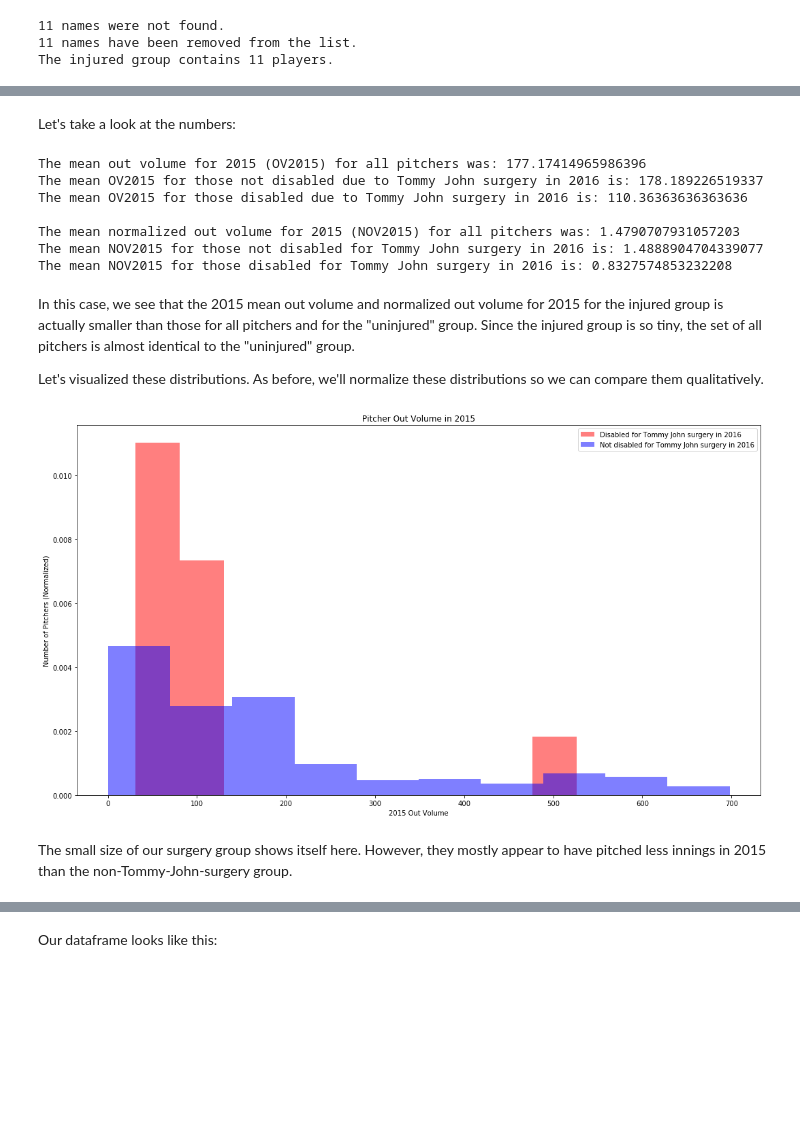
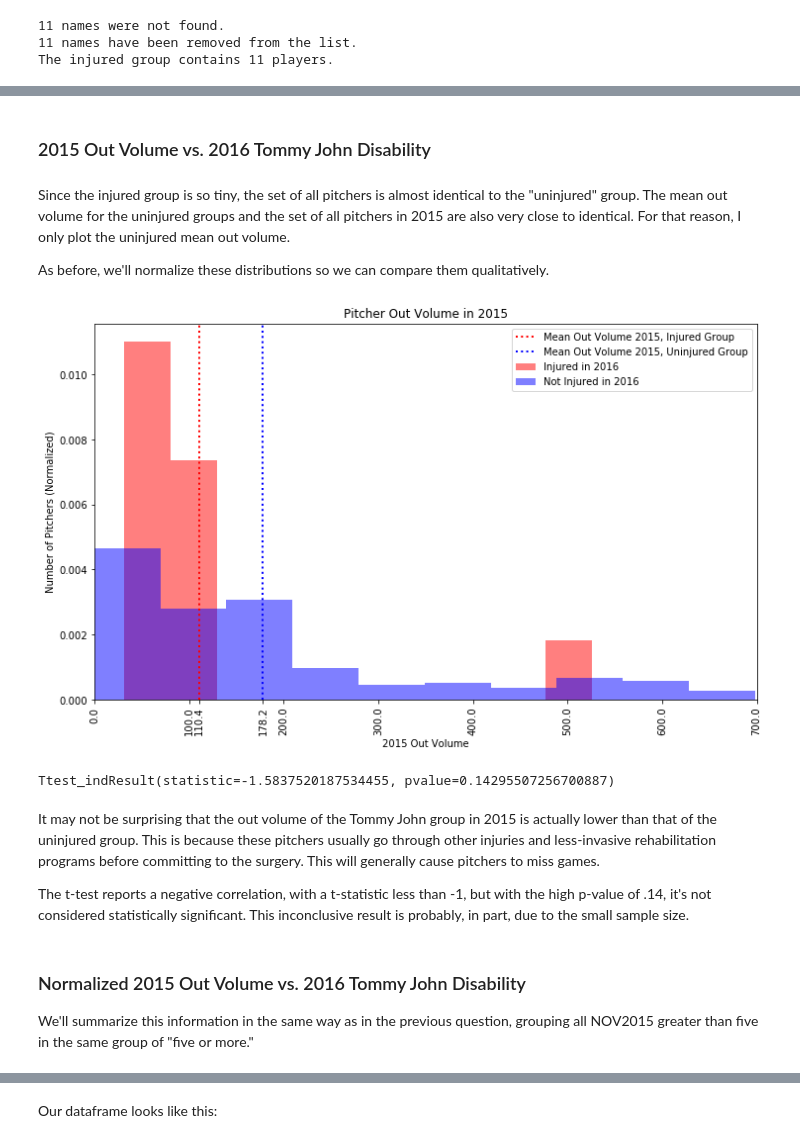
Before and after one commit to AlliedToasters/pitchers, a Jupyter notebook: PitchersInjuries.ipynb, the cells around one changed output, grey strips where cells are left out. Drawn from its saved outputs; the diff is of its cells as text; code cells hidden in the pictures; blank space fills up the shorter version.

```diff
--- a/PitchersInjuries.ipynb
+++ b/PitchersInjuries.ipynb
@@ -204,4 +176,0 @@ Our injured group size is 231, so we'll make our random sample the same size: 23
-# %%
-df.Inj2016 = False
-for name in df.sample(231).NOV2015.index:
-    df.set_value(name, 'Inj2016', True)
@@ -244,38 +205,40 @@ We can see that this is a much smaller group of 22 players, only 11 of whom appe
 df.Inj2016 = False
 for name in tj_names:
     df.set_value(name, 'Inj2016', True)
-# %% [markdown]
-Let's take a look at the numbers:
-# %%
-print('The mean out volume for 2015 (OV2015) for all pitchers was: {}'.format(df.OV2015.mean()))
-print('The mean OV2015 for those not disabled due to Tommy John surgery in 2016 is: {}'.format(df[df['Inj2016'] == False].OV2015.mean()))
-print('The mean OV2015 for those disabled due to Tommy John surgery in 2016 is: {}'.format(df[df['Inj2016'] == True].OV2015.mean()))
-print('\t')
-print('The mean normalized out volume for 2015 (NOV2015) for all pitchers was: {}'.format(df.NOV2015.mean()))
-print('The mean NOV2015 for those not disabled for Tommy John surgery in 2016 is: {}'.format(df[df['Inj2016'] == False].NOV2015.mean()))
-print('The mean NOV2015 for those disabled for Tommy John surgery in 2016 is: {}'.format(df[df['Inj2016'] == True].NOV2015.mean()))
-# %% [output]
-The mean out volume for 2015 (OV2015) for all pitchers was: 177.17414965986396
-The mean OV2015 for those not disabled due to Tommy John surgery in 2016 is: 178.189226519337
-The mean OV2015 for those disabled due to Tommy John surgery in 2016 is: 110.36363636363636
-
-The mean normalized out volume for 2015 (NOV2015) for all pitchers was: 1.4790707931057203
-The mean NOV2015 for those not disabled for Tommy John surgery in 2016 is: 1.4888904704339077
-The mean NOV2015 for those disabled for Tommy John surgery in 2016 is: 0.8327574853232208
+# %% [markdown]
+<H3>2015 Out Volume vs. 2016 Tommy John Disability</H3>
 # %% [markdown]
-In this case, we see that the 2015 mean out volume and normalized out volume for 2015 for the injured group is actually smaller than those for all pitchers and for the "uninjured" group. Since the injured group is so tiny, the set of all pitchers is almost identical to the "uninjured" group.
+Since the injured group is so tiny, the set of all pitchers is almost identical to the "uninjured" group. The mean out volume for the uninjured groups and the set of all pitchers in 2015 are also very close to identical. For that reason, I only plot the uninjured mean out volume.
 
-Let's visualized these distributions. As before, we'll normalize these distributions so we can compare them qualitatively.
+As before, we'll normalize these distributions so we can compare them qualitatively.
 # %%
-plt.figure(figsize=(18, 10));
-plt.hist(df[df['Inj2016']==True].OV2015, color = 'r', alpha = .5, normed=True, label='Disabled for Tommy John surgery in 2016');
-plt.hist(df[df['Inj2016']==False].OV2015, color = 'b', alpha = .5, normed=True, label='Not disabled for Tommy John surgery in 2016');
+inj_mean = df[df['Inj2016'] == True].OV2015.mean()
+uninj_mean = df[df['Inj2016'] == False].OV2015.mean()
+
+plt.figure(figsize=(12, 7))
+plt.hist(df[df['Inj2016']==True].OV2015, color='r', alpha=.5, normed=True, label='Injured in 2016');
+plt.axvline(inj_mean, color='r', linestyle='dotted', linewidth=2, label='Mean Out Volume 2015, Injured Group');
+plt.hist(df[df['Inj2016']==False].OV2015, color='b', alpha=.5, normed=True, label='Not Injured in 2016');
+plt.axvline(uninj_mean, color='b', linestyle='dotted', linewidth=2, label='Mean Out Volume 2015, Uninjured Group');
+plt.xticks((list(plt.xticks()[0])+[inj_mean, uninj_mean]), rotation=90);
 plt.title('Pitcher Out Volume in 2015');
 plt.ylabel('Number of Pitchers (Normalized)');
 plt.xlabel('2015 Out Volume');
+ax = plt.subplot(111)
+ax.set_xlim(0, 700);
 plt.legend();
 # %% [output]
-[figure, old version]
+[figure, new version]
-# %% [markdown]
-The small size of our surgery group shows itself here. However, they mostly appear to have pitched less innings in 2015 than the non-Tommy-John-surgery group.
+# %%
+print(ttest_ind(df[df['Inj2016']==True]['OV2015'], df[df['Inj2016']==False]['OV2015'], equal_var = False))
+# %% [output]
+Ttest_indResult(statistic=-1.5837520187534455, pvalue=0.14295507256700887)
+# %% [markdown]
+It may not be surprising that the out volume of the Tommy John group in 2015 is actually lower than that of the uninjured group. This is because these pitchers usually go through other injuries and less-invasive rehabilitation programs before committing to the surgery. This will generally cause pitchers to miss games.
+
+The t-test reports a negative correlation, with a t-statistic less than  -1, but with the high p-value of .14, it's not considered statistically significant. This inconclusive result is probably, in part, due to the small sample size.
+# %% [markdown]
+<H3>Normalized 2015 Out Volume vs. 2016 Tommy John Disability</H3>
+
+We'll summarize this information in the same way as in the previous question, grouping all NOV2015 greater than five in the same group of "five or more."
 # %%
```
Also changed, not shown: parts of 78 cells of this notebook.
